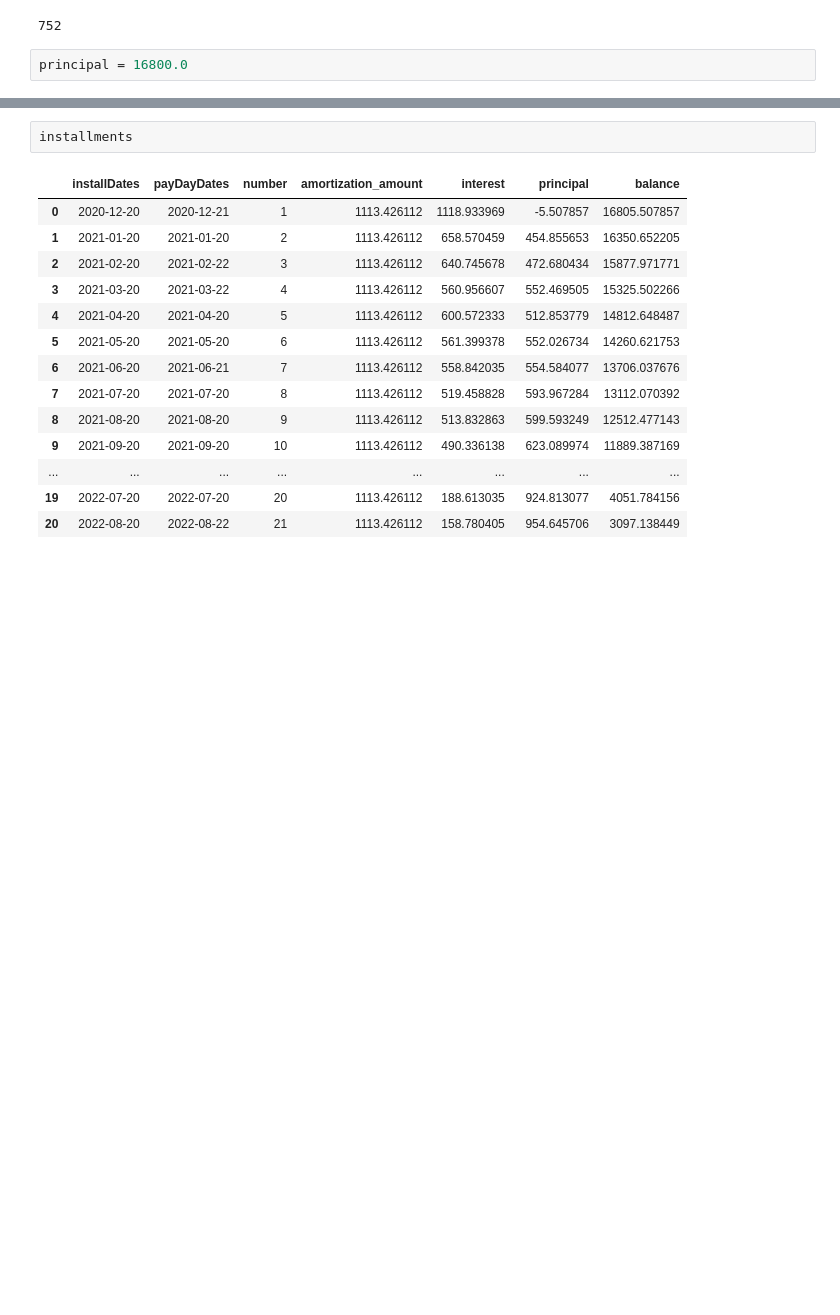
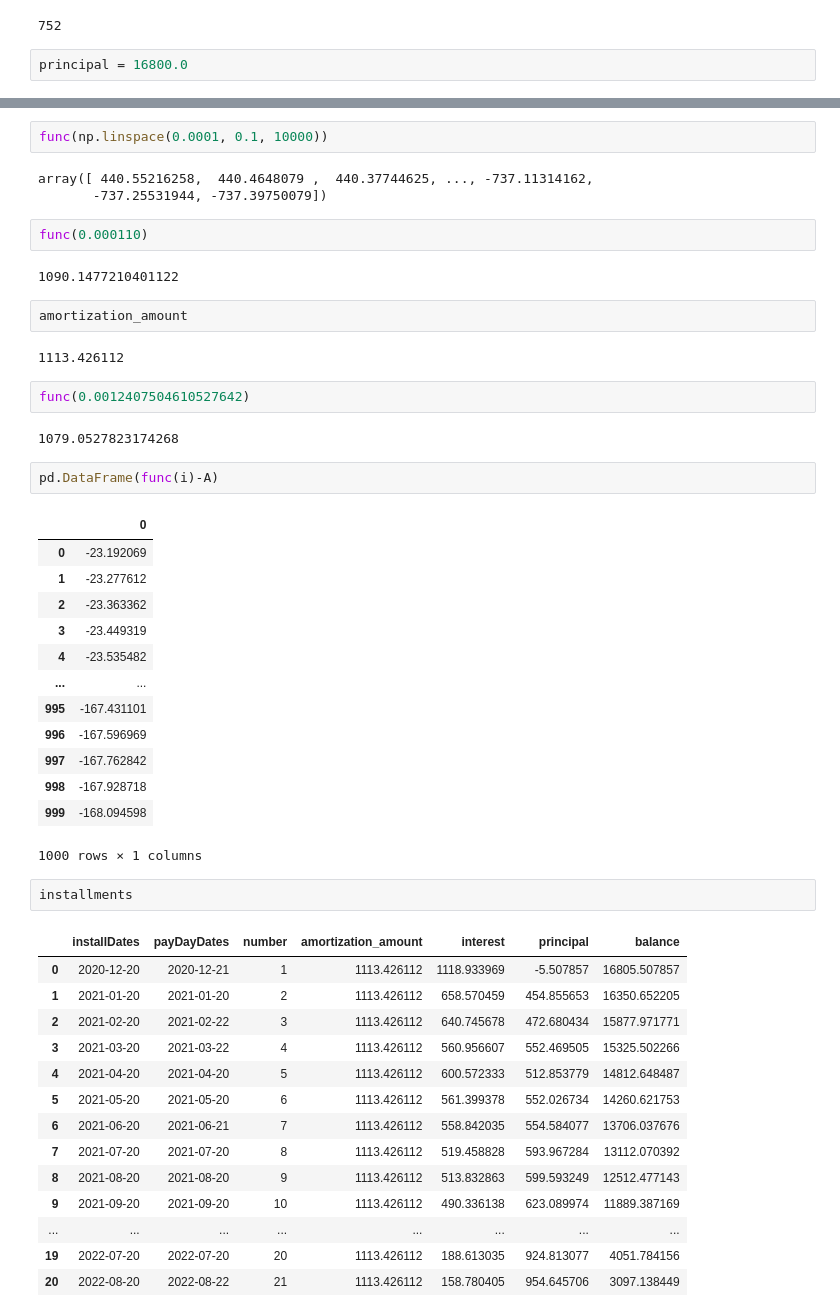
Before and after one commit to ormenesse/install-application, a Jupyter notebook: Testes/app/TEST_INSTALL.ipynb, the cells around one changed output, grey strips where cells are left out. Saved outputs shown, nothing was run; the diff lists cells and outputs as text; blank space fills up the shorter version.

```diff
--- a/Testes/app/TEST_INSTALL.ipynb
+++ b/Testes/app/TEST_INSTALL.ipynb
@@ -88,3 +243,36 @@ inf
+# %%
+func(np.linspace(0.0001, 0.1, 10000))
+# %% [output]
+array([ 440.55216258,  440.4648079 ,  440.37744625, ..., -737.11314162,
+       -737.25531944, -737.39750079])
+# %%
+func(0.000110)
+# %% [output]
+1090.1477210401122
+# %%
+amortization_amount
+# %% [output]
+1113.426112
+# %%
+func(0.0012407504610527642)
+# %% [output]
+1079.0527823174268
+# %%
+pd.DataFrame(func(i)-A)
+# %% [output]
+|  | 0 |
+| 0 | -23.192069 |
+| 1 | -23.277612 |
+| 2 | -23.363362 |
+| 3 | -23.449319 |
+| 4 | -23.535482 |
+| ... | ... |
+| 995 | -167.431101 |
+| 996 | -167.596969 |
+| 997 | -167.762842 |
+| 998 | -167.928718 |
+| 999 | -168.094598 |
+1000 rows × 1 columns
 # %%
 installments
 # %% [output]
```
Also changed, not shown: parts of 28 cells of this notebook, 5 other files.
